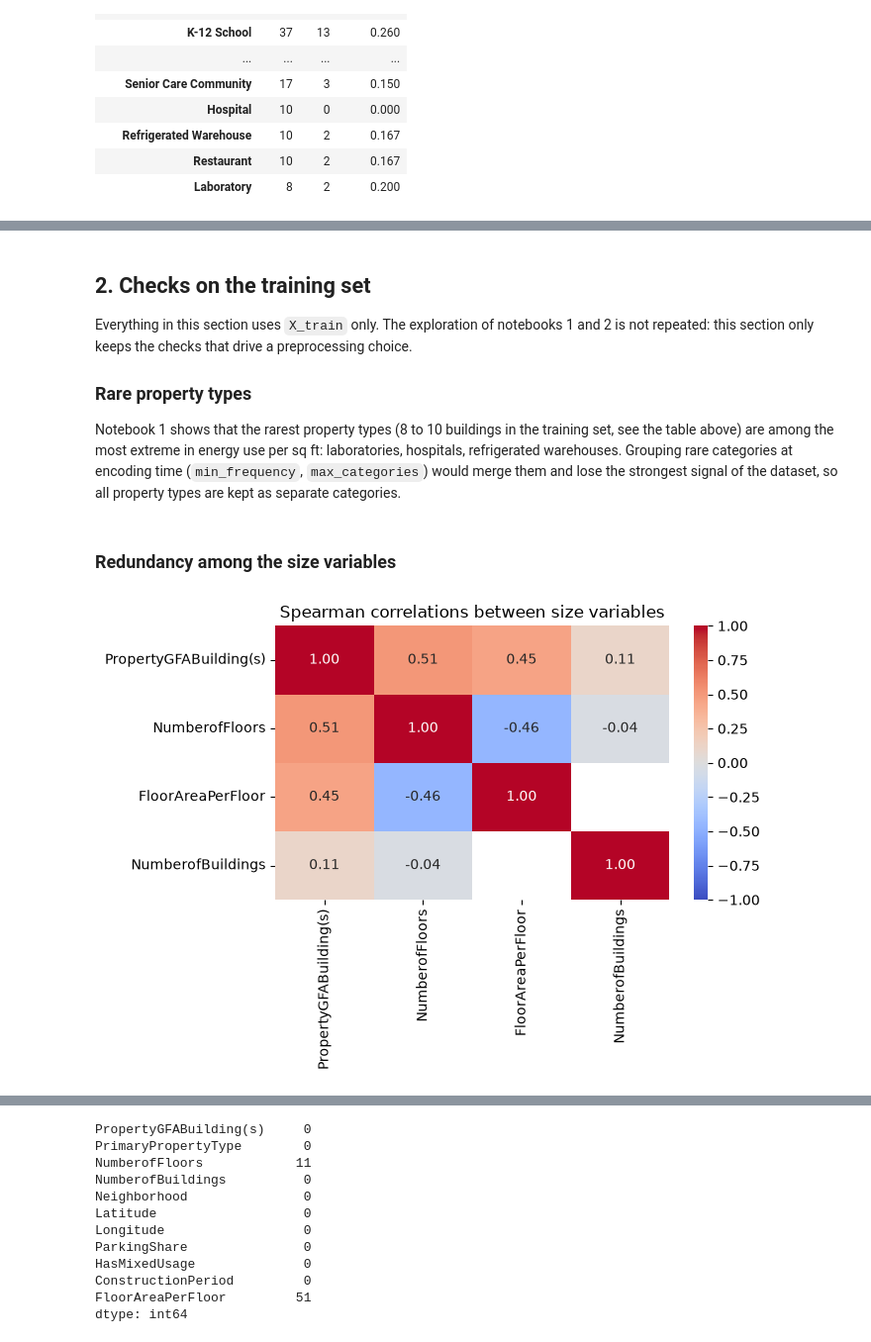
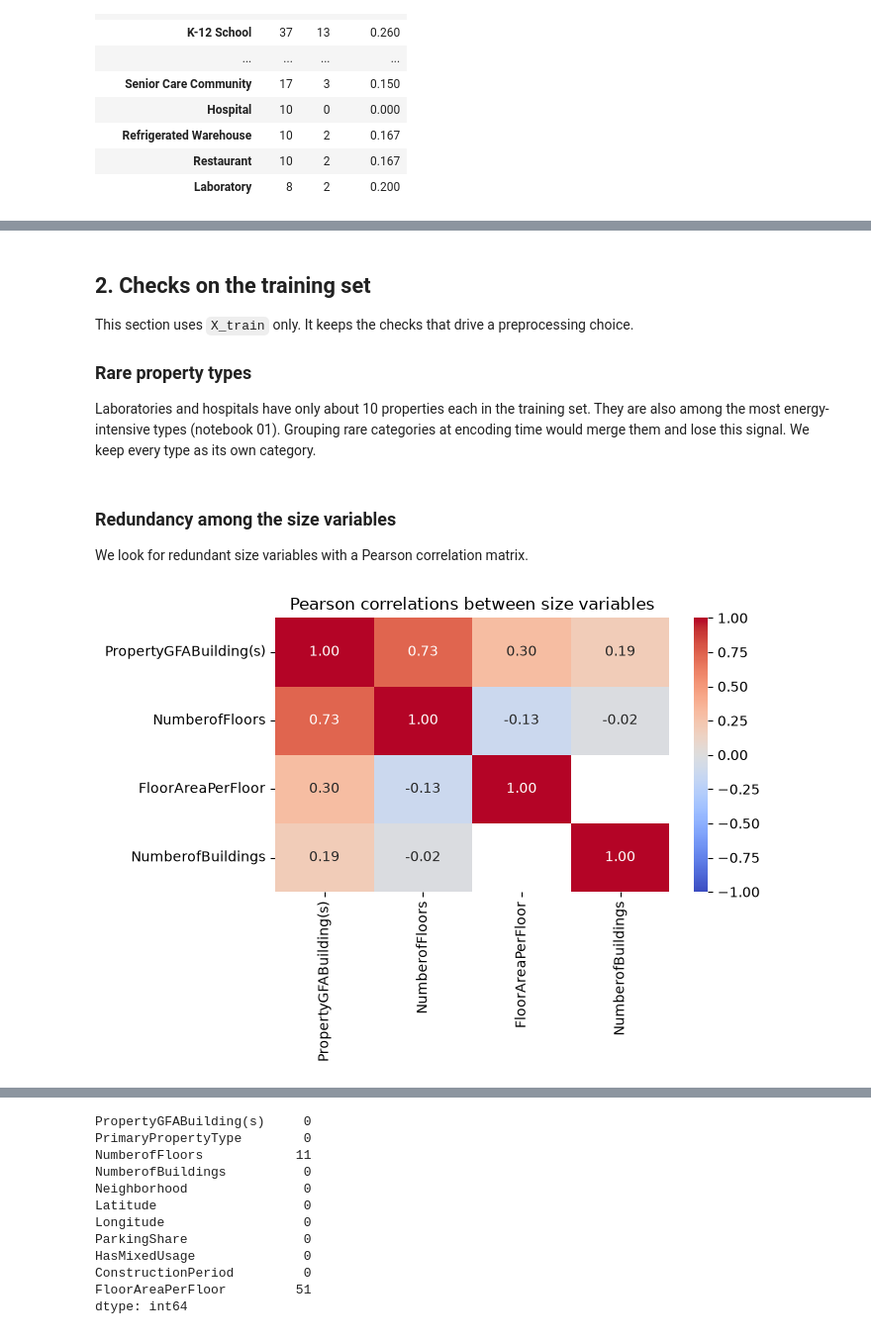
Before and after one commit to dapitch666/oc-p03-seattle-building-energy, a Jupyter notebook: notebooks/03_modeling.ipynb, the cells around one changed output, grey strips where cells are left out. Shown at 99% size. Drawn from its saved outputs; the diff is of its cells as text; code cells hidden in the pictures.

Commit message:
Switch notebook 03 to MAPE and simplify the analysis

```diff
--- a/notebooks/03_modeling.ipynb
+++ b/notebooks/03_modeling.ipynb
@@ -207,35 +176,37 @@ counts.sort_values("Train", ascending=False)
 # %% [markdown]
 ## 2. Checks on the training set
 
-Everything in this section uses `X_train` only. The exploration of notebooks 1 and 2 is not repeated: this section only keeps the checks that drive a preprocessing choice.
+This section uses `X_train` only. It keeps the checks that drive a preprocessing choice.
 
 ### Rare property types
 
-Notebook 1 shows that the rarest property types (8 to 10 buildings in the training set, see the table above) are among the most extreme in energy use per sq ft: laboratories, hospitals, refrigerated warehouses. Grouping rare categories at encoding time (`min_frequency`, `max_categories`) would merge them and lose the strongest signal of the dataset, so all property types are kept as separate categories.
+Laboratories and hospitals have only about 10 properties each in the training set. They are also among the most energy-intensive types (notebook 01). Grouping rare categories at encoding time would merge them and lose this signal. We keep every type as its own category.
 # %% [markdown]
 ### Redundancy among the size variables
+
+We look for redundant size variables with a Pearson correlation matrix.
 # %%
 size_cols = [
     "PropertyGFABuilding(s)",
     "NumberofFloors",
     "FloorAreaPerFloor",
     "NumberofBuildings",
 ]
 
 fig, ax = plt.subplots(figsize=(7, 5))
 sns.heatmap(
-    X_train[size_cols].corr(method="spearman"),
+    X_train[size_cols].corr(),
     annot=True,
     fmt=".2f",
     vmin=-1,
     vmax=1,
     cmap="coolwarm",
     ax=ax,
 )
 ax.grid(False)
-ax.set_title("Spearman correlations between size variables")
+ax.set_title("Pearson correlations between size variables")
 plt.tight_layout()
 plt.show()
 # %% [output]
-[figure, old version]
+[figure, new version]
 # %% [markdown]
```
Also changed, not shown: parts of 72 cells of this notebook.
